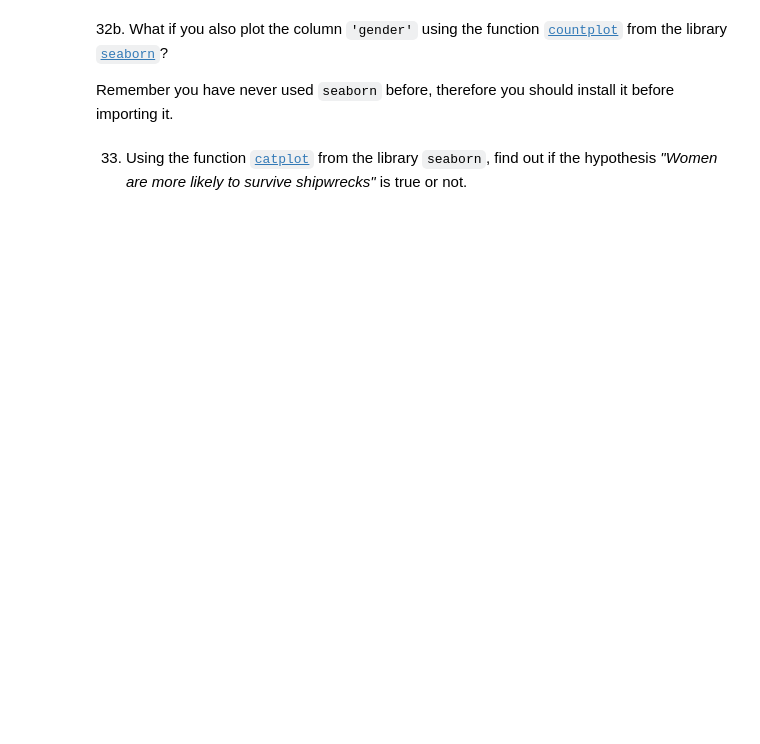
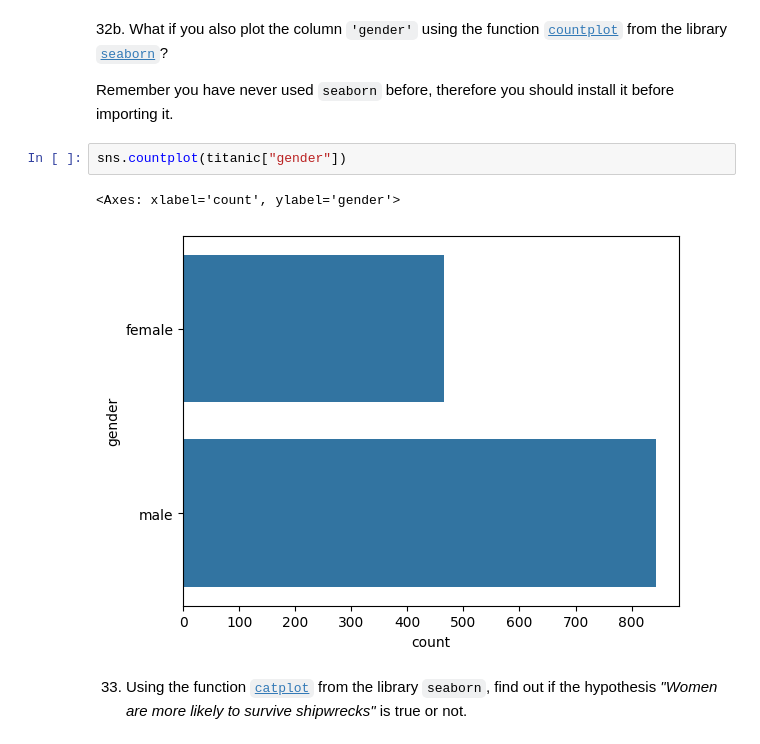
Before and after one commit to PacoFletcher/2503_dsft_thebridge_paco, a Jupyter notebook: 2-Data_Analysis/2-Pandas/Practica/7-Titanic/Titanic-exercise.ipynb, the cells around one changed output. Cells and saved outputs as stored; diff of their text form; blank space fills up the shorter version.

```diff
--- a/2-Data_Analysis/2-Pandas/Practica/7-Titanic/Titanic-exercise.ipynb
+++ b/2-Data_Analysis/2-Pandas/Practica/7-Titanic/Titanic-exercise.ipynb
@@ -321,5 +679,10 @@ Hint: There were two people with the same name, who?
 32b. What if you also plot the column `'gender'` using the function [`countplot`](https://seaborn.pydata.org/generated/seaborn.countplot.html) from the library [`seaborn`](https://seaborn.pydata.org/)?
 
 Remember you have never used `seaborn` before, therefore you should install it before importing it.
+# %%
+sns.countplot(titanic["gender"])
+# %% [output]
+<Axes: xlabel='count', ylabel='gender'>
+[figure, added]
 # %% [markdown]
 33. Using the function [`catplot`](https://seaborn.pydata.org/generated/seaborn.catplot.html) from the library `seaborn`, find out if the hypothesis _"Women are more likely to survive shipwrecks"_ is true or not.
```
Also changed, not shown: parts of 45 cells of this notebook, 1 other file.
